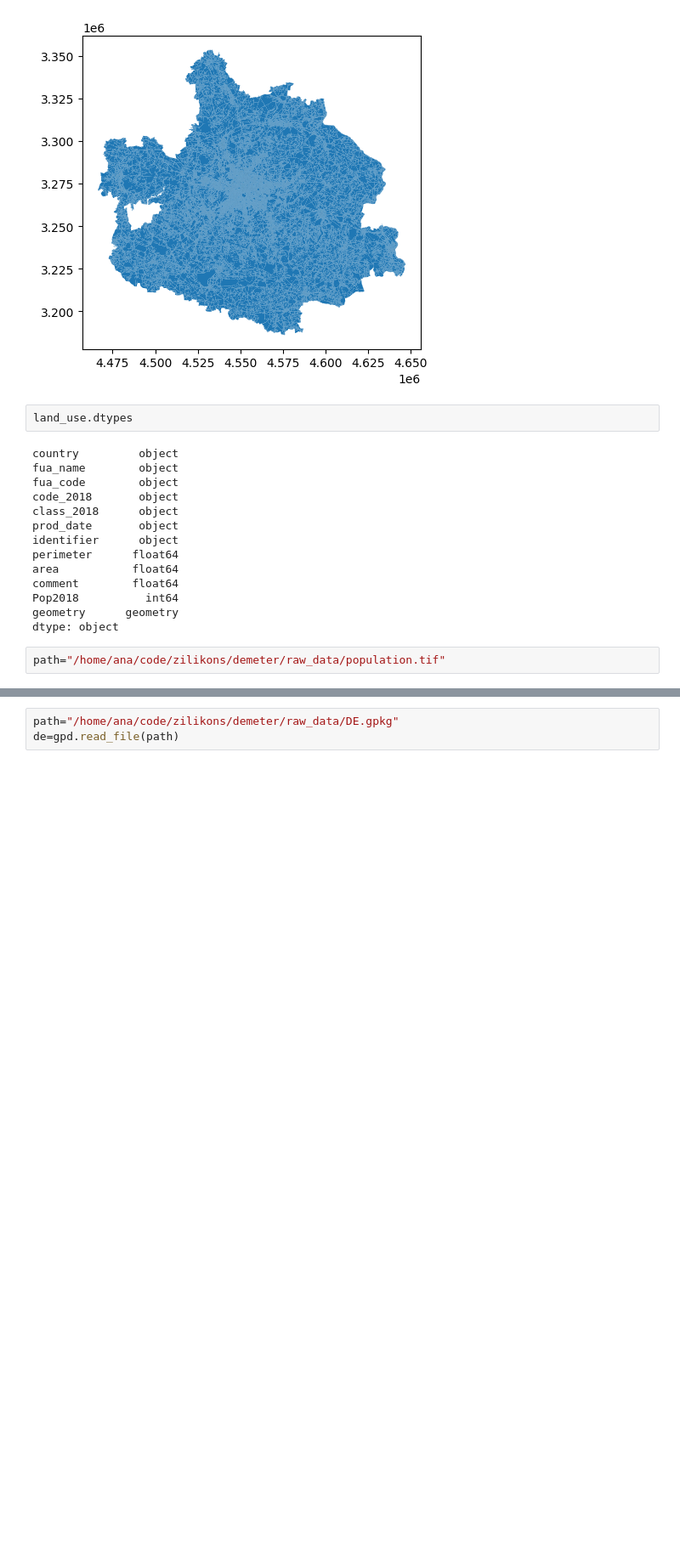
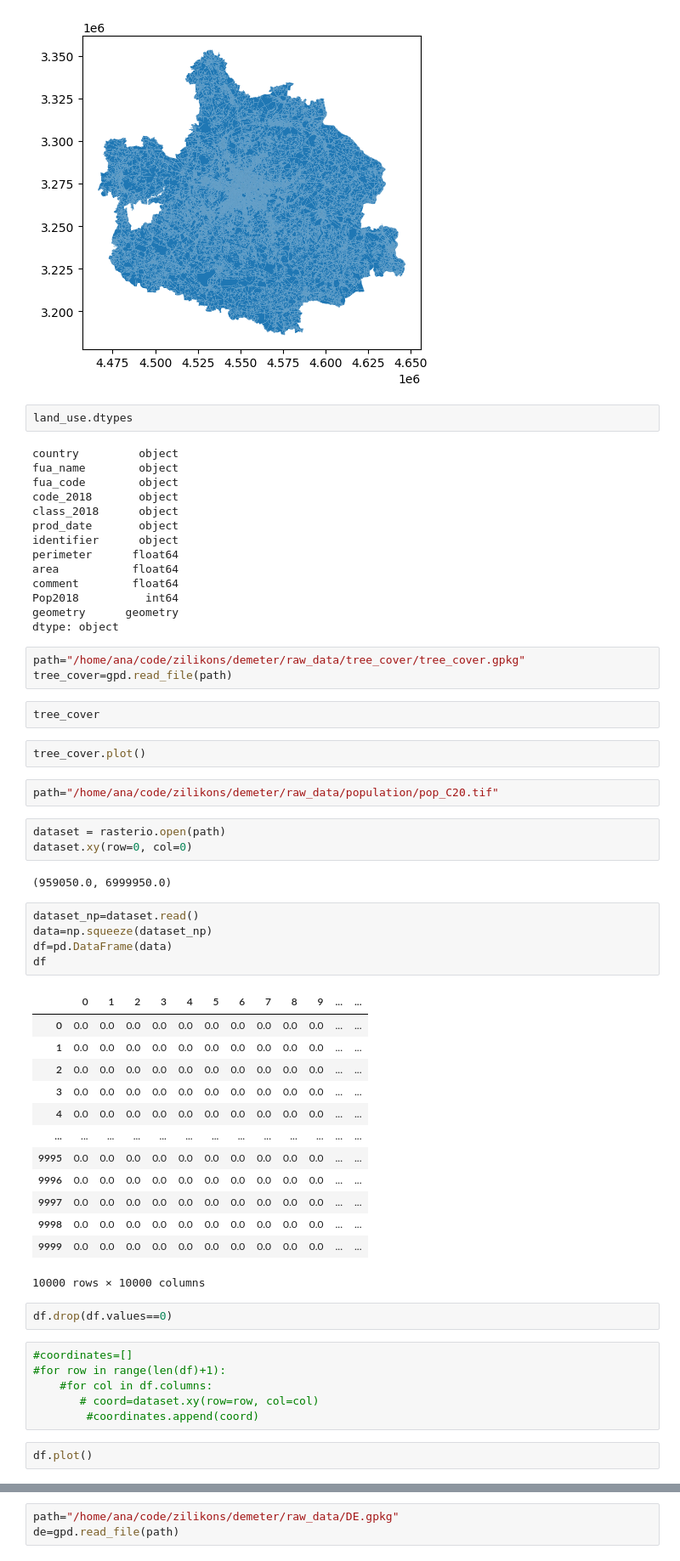
Before and after one commit to zilikons/demeter, a Jupyter notebook: notebooks/nusero92.ipynb, the cells around one changed output, grey strips where cells are left out. Shown at 85% size. Drawn from its saved outputs; the diff is of its cells as text; blank space fills up the shorter version.

Commit message:
data updated land qpkg

```diff
--- a/notebooks/nusero92.ipynb
+++ b/notebooks/nusero92.ipynb
@@ -97,5 +98,46 @@ comment        float64
 Pop2018          int64
 geometry      geometry
 dtype: object
+# %%
+path="/home/ana/code/zilikons/demeter/raw_data/tree_cover/tree_cover.gpkg"
+tree_cover=gpd.read_file(path)
+# %%
+tree_cover
+# %%
+tree_cover.plot()
 # %%
-path="/home/ana/code/zilikons/demeter/raw_data/population.tif"
+path="/home/ana/code/zilikons/demeter/raw_data/population/pop_C20.tif"
+# %%
+dataset = rasterio.open(path)
+dataset.xy(row=0, col=0)
+# %% [output]
+(959050.0, 6999950.0)
+# %%
+dataset_np=dataset.read()
+data=np.squeeze(dataset_np)
+df=pd.DataFrame(data)
+df
+# %% [output]
+|  | 0 | 1 | 2 | 3 | 4 | 5 | 6 | 7 | 8 | 9 | ... | ... |
+| 0 | 0.0 | 0.0 | 0.0 | 0.0 | 0.0 | 0.0 | 0.0 | 0.0 | 0.0 | 0.0 | ... | ... |
+| 1 | 0.0 | 0.0 | 0.0 | 0.0 | 0.0 | 0.0 | 0.0 | 0.0 | 0.0 | 0.0 | ... | ... |
+| 2 | 0.0 | 0.0 | 0.0 | 0.0 | 0.0 | 0.0 | 0.0 | 0.0 | 0.0 | 0.0 | ... | ... |
+| 3 | 0.0 | 0.0 | 0.0 | 0.0 | 0.0 | 0.0 | 0.0 | 0.0 | 0.0 | 0.0 | ... | ... |
+| 4 | 0.0 | 0.0 | 0.0 | 0.0 | 0.0 | 0.0 | 0.0 | 0.0 | 0.0 | 0.0 | ... | ... |
+| ... | ... | ... | ... | ... | ... | ... | ... | ... | ... | ... | ... | ... |
+| 9995 | 0.0 | 0.0 | 0.0 | 0.0 | 0.0 | 0.0 | 0.0 | 0.0 | 0.0 | 0.0 | ... | ... |
+| 9996 | 0.0 | 0.0 | 0.0 | 0.0 | 0.0 | 0.0 | 0.0 | 0.0 | 0.0 | 0.0 | ... | ... |
+| 9997 | 0.0 | 0.0 | 0.0 | 0.0 | 0.0 | 0.0 | 0.0 | 0.0 | 0.0 | 0.0 | ... | ... |
+| 9998 | 0.0 | 0.0 | 0.0 | 0.0 | 0.0 | 0.0 | 0.0 | 0.0 | 0.0 | 0.0 | ... | ... |
+| 9999 | 0.0 | 0.0 | 0.0 | 0.0 | 0.0 | 0.0 | 0.0 | 0.0 | 0.0 | 0.0 | ... | ... |
+10000 rows × 10000 columns
+# %%
+df.drop(df.values==0)
+# %%
+#coordinates=[]
+#for row in range(len(df)+1):
+    #for col in df.columns:
+       # coord=dataset.xy(row=row, col=col)
+        #coordinates.append(coord)
+# %%
+df.plot()
```
Also changed, not shown: parts of 20 cells of this notebook, 1 other file.
